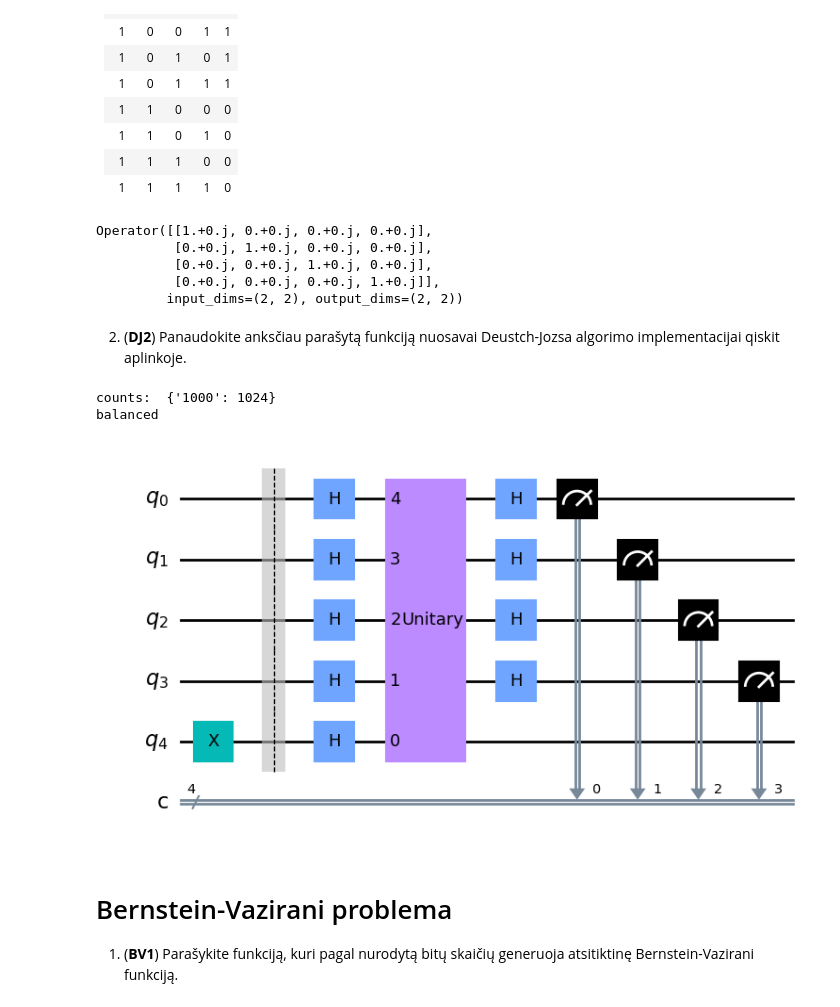
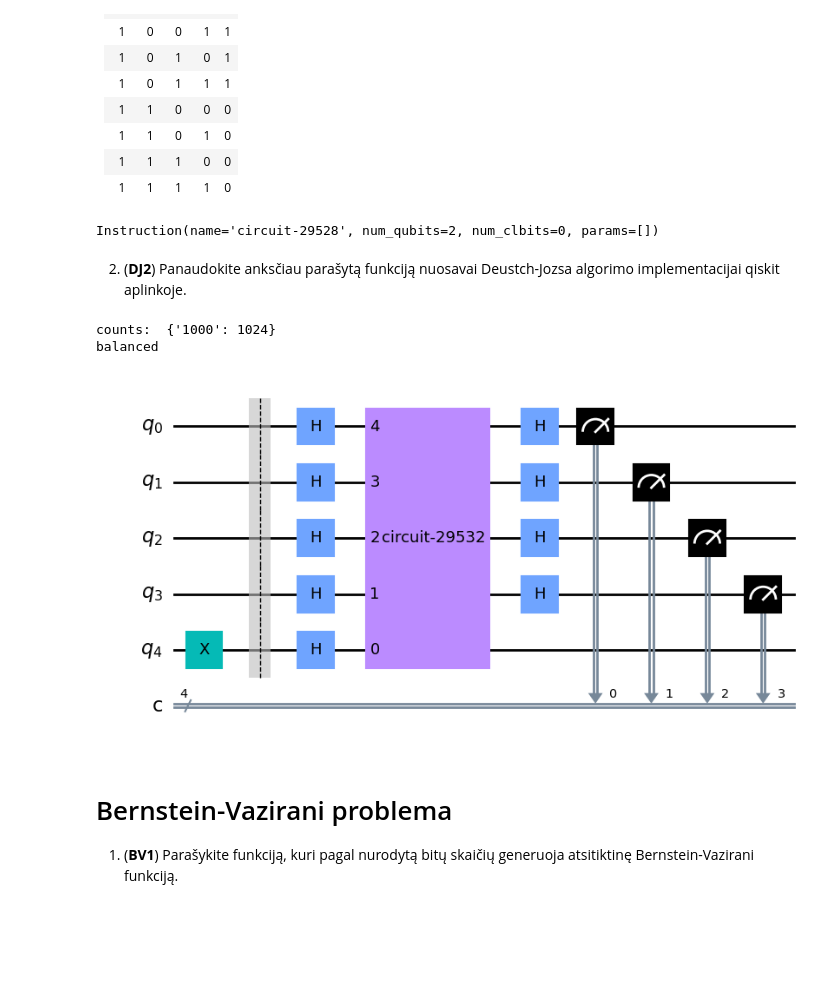
Before and after one commit to cezaris13/QuantumComputing, a Jupyter notebook: Quantum2lab.ipynb, the cells around one changed output. Drawn from its saved outputs; the diff is of its cells as text; code cells hidden in the pictures; blank space fills up the shorter version.

```diff
--- a/Quantum2lab.ipynb
+++ b/Quantum2lab.ipynb
@@ -176,21 +181,23 @@ print(counts)
 | 1 | 1 | 1 | 0 | 0 |
 | 1 | 1 | 1 | 1 | 0 |
 # %%
-def constructUnitaryMatrix(input:str)-> Operator:
+def constructUnitaryMatrix(input:str, size:int)-> Operator:
     ones = 0
     zeros = 0
-    size = len(input)*2
+    qc = QuantumCircuit(size)
+    size1 = len(input)*2
     for i in range(len(input)):
         if input[i] == '1':
             ones += 1
         elif input[i] == '0':
             zeros += 1
     if zeros == 0 or ones == 0:
-        return Operator(np.identity(size))
+        qc.unitary(np.identity(size1), range(size))
+        return qc.to_gate()
     if ones != zeros:
         raise ValueError("Invalid input")
 
-    matrix = np.zeros((size, size))
+    matrix = np.zeros((size1, size1))
     for i in range(len(input)):
         if input[i] == '1':
             matrix[2*i][2*i+1] = 1
@@ -198,51 +205,49 @@ def constructUnitaryMatrix(input:str)-> Operator:
         elif input[i] == '0':
             matrix[2*i][2*i] = 1
             matrix[2*i+1][2*i+1] = 1
-    op = Operator(matrix)
-    return op
 
-op = constructUnitaryMatrix("00")
+    qc.unitary(matrix, range(size))
+    return qc.to_gate()
+
+stringie = "00"
+op = constructUnitaryMatrix(stringie,int(np.log2(len(stringie))+1))
 print (op)
 # %% [output]
-Operator([[1.+0.j, 0.+0.j, 0.+0.j, 0.+0.j],
-          [0.+0.j, 1.+0.j, 0.+0.j, 0.+0.j],
-          [0.+0.j, 0.+0.j, 1.+0.j, 0.+0.j],
-          [0.+0.j, 0.+0.j, 0.+0.j, 1.+0.j]],
-         input_dims=(2, 2), output_dims=(2, 2))
+Instruction(name='circuit-29528', num_qubits=2, num_clbits=0, params=[])
 # %% [markdown]
 2. (**DJ2**) Panaudokite anksčiau parašytą funkciją nuosavai Deustch-Jozsa algorimo implementacijai qiskit aplinkoje.
 # %%
 def deuchJozsaAlgorithm(input:str = "1010101010101010"):
     size = int(np.log2(len(input)))
     qc = QuantumCircuit(size+1, size)
     qc.x(size)
     qc.barrier()
     qc.h(range(size+1))
-    qc.append(constructUnitaryMatrix(input), range(size,-1,-1))
+    qc.append(constructUnitaryMatrix(input,size+1), range(size,-1,-1))
     qc.h(range(size))
     qc.measure(range(size), range(size))
     return qc
 
 input = "1010101010101010"
 # input = "1001"
 # input = "0000000000000000"
 qc = deuchJozsaAlgorithm(input)
 
 backend = Aer.get_backend('qasm_simulator')
 job = execute(qc, backend)
 result = job.result()
 counts = result.get_counts(qc)
 
 print ("counts: ", counts)
 if list(counts.keys())[0].count('1') > 0:
     print ("balanced")
 else:
     print ("constant")
 qc.draw(output='mpl')
 # %% [output]
 counts:  {'1000': 1024}
 balanced
-[figure, old version]
+[figure, new version]
 # %% [markdown]
 # Bernstein-Vazirani problema
 
```
Also changed, not shown: parts of 7 cells of this notebook.
